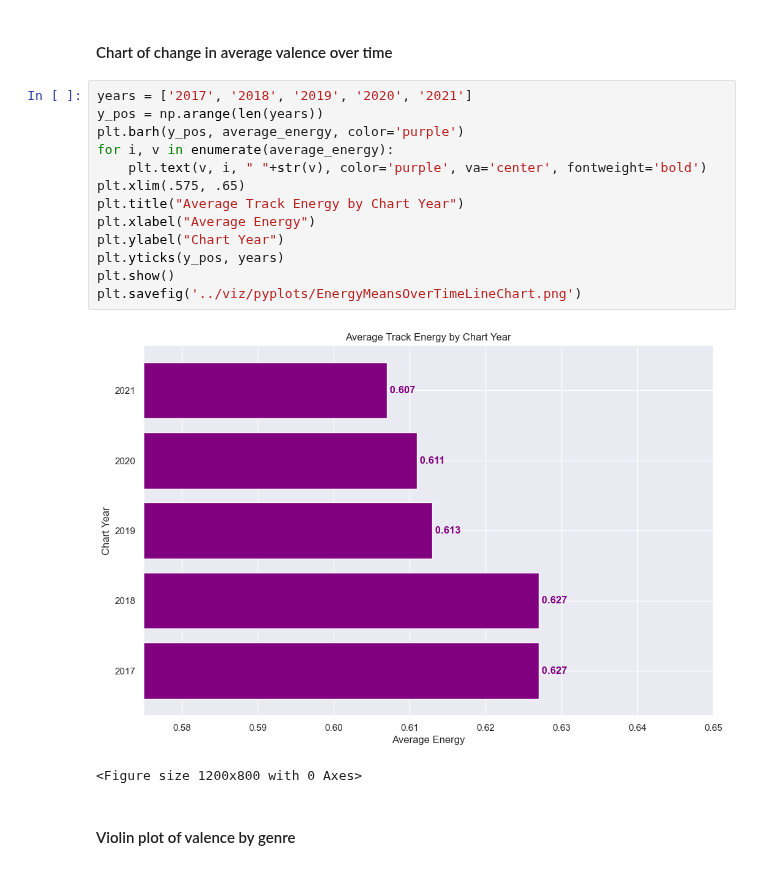
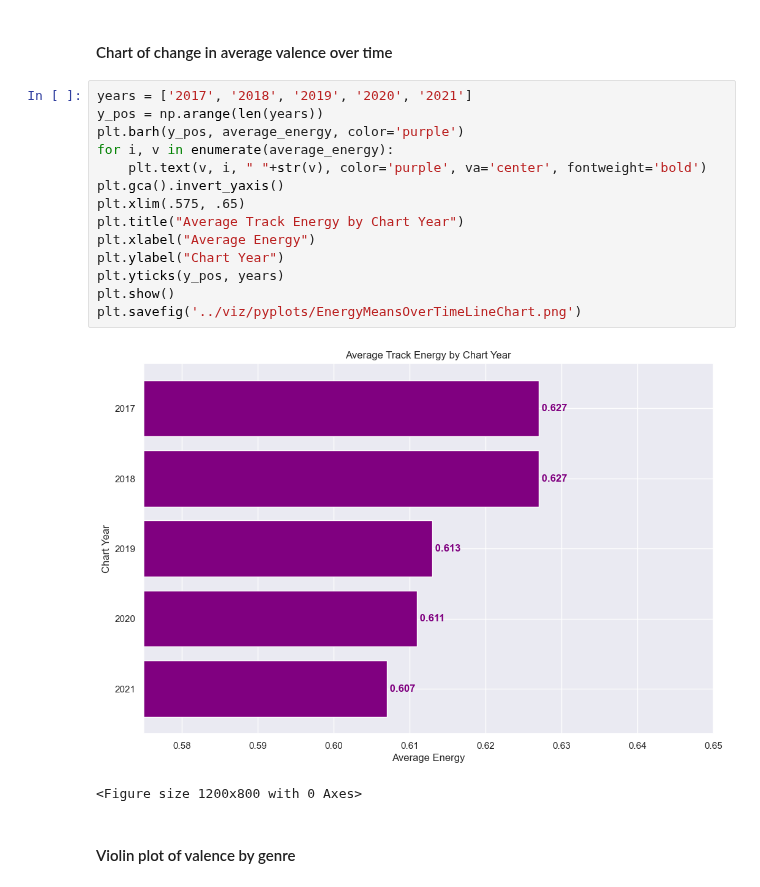
Before and after one commit to katieravenwood/Spotify-Five-Year-Analysis-Project, a Jupyter notebook: notebooks/ExploratoryAnalysis.ipynb, the cells around one changed output. Cells and saved outputs as stored; diff of their text form.

```diff
--- a/notebooks/ExploratoryAnalysis.ipynb
+++ b/notebooks/ExploratoryAnalysis.ipynb
@@ -710,18 +710,19 @@ average_energy
 # %%
 years = ['2017', '2018', '2019', '2020', '2021']
 y_pos = np.arange(len(years))
 plt.barh(y_pos, average_energy, color='purple')
 for i, v in enumerate(average_energy):
     plt.text(v, i, " "+str(v), color='purple', va='center', fontweight='bold')
+plt.gca().invert_yaxis()
 plt.xlim(.575, .65)
 plt.title("Average Track Energy by Chart Year")
 plt.xlabel("Average Energy")
 plt.ylabel("Chart Year")
 plt.yticks(y_pos, years)
 plt.show()
 plt.savefig('../viz/pyplots/EnergyMeansOverTimeLineChart.png')
 # %% [output]
-[figure, old version]
+[figure, new version]
 <Figure size 1200x800 with 0 Axes>
 # %% [markdown]
 #### Violin plot of valence by genre
```
Also changed, not shown: 3 other files.
